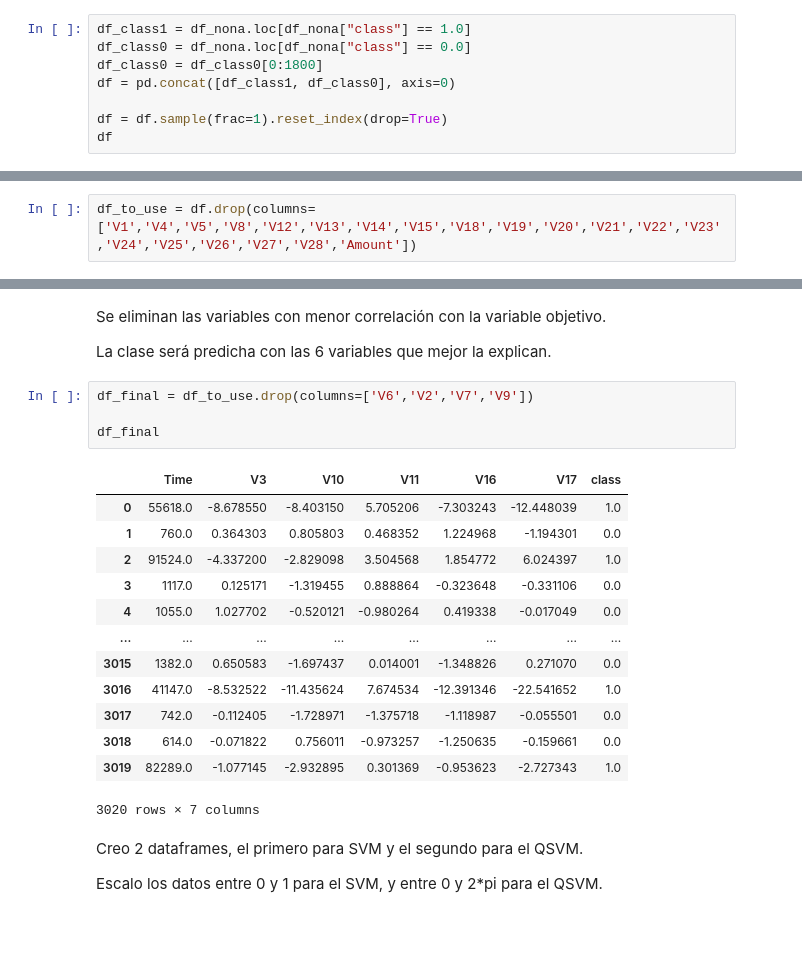
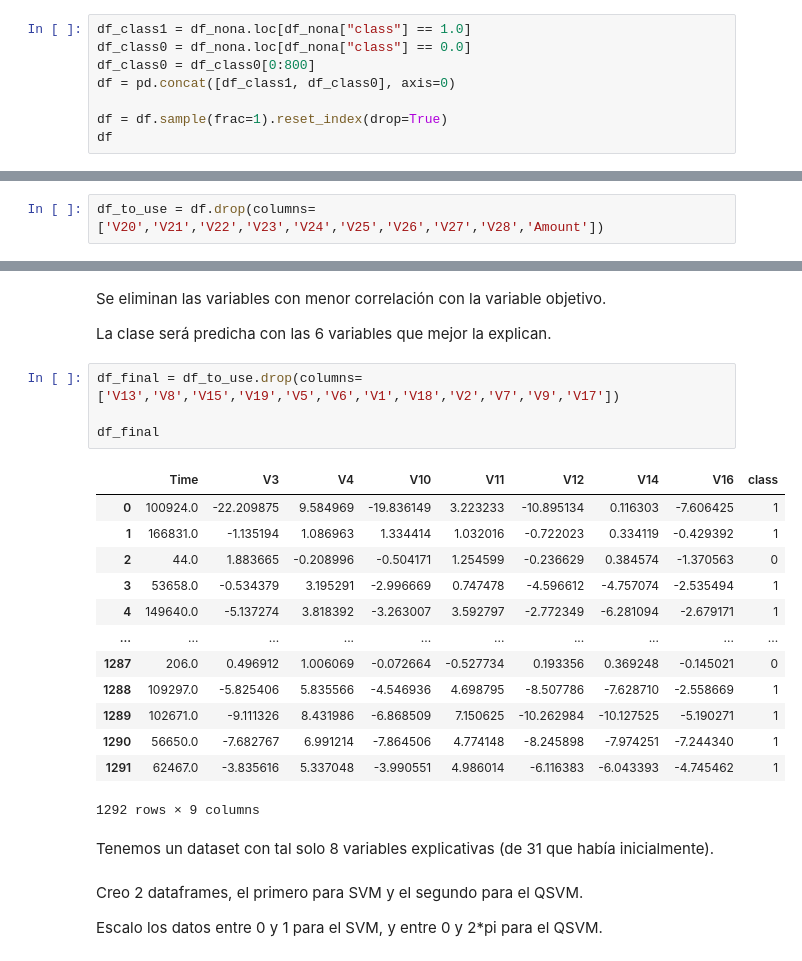
Before and after one commit to Ana-AlonsoCanizares/Quantum_computing4, a Jupyter notebook: SVM_classic_qc_Ana_Alonso.ipynb, the cells around one changed output, grey strips where cells are left out. Drawn from its saved outputs; the diff is of its cells as text; blank space fills up the shorter version.

```diff
--- a/SVM_classic_qc_Ana_Alonso.ipynb
+++ b/SVM_classic_qc_Ana_Alonso.ipynb
@@ -94,7 +76,7 @@ Mezclamos los registros para que no aparezcan las clases que son iguales todas s
 # %%
 df_class1 = df_nona.loc[df_nona["class"] == 1.0]
 df_class0 = df_nona.loc[df_nona["class"] == 0.0]
-df_class0 = df_class0[0:1800]
+df_class0 = df_class0[0:800]
 df = pd.concat([df_class1, df_class0], axis=0)
 
 df = df.sample(frac=1).reset_index(drop=True)
@@ -130,7 +112,7 @@ Observamos que las más correlacionadas son Time, V2, V3, V6, V7, V9, V10, V11,
 
 A continuación, elimino el resto de columnas.
 # %%
-df_to_use = df.drop(columns=['V1','V4','V5','V8','V12','V13','V14','V15','V18','V19','V20','V21','V22','V23','V24','V25','V26','V27','V28','Amount'])
+df_to_use = df.drop(columns=['V20','V21','V22','V23','V24','V25','V26','V27','V28','Amount'])
 # %%
 cor_mtx = df_to_use.corr()
 df_corr = pd.DataFrame(cor_mtx)
@@ -169,23 +164,25 @@ Se eliminan las variables con menor correlación con la variable objetivo.
 
 La clase será predicha con las 6 variables que mejor la explican.
 # %%
-df_final = df_to_use.drop(columns=['V6','V2','V7','V9'])
+df_final = df_to_use.drop(columns=['V13','V8','V15','V19','V5','V6','V1','V18','V2','V7','V9','V17'])
 
 df_final
 # %% [output]
-|  | Time | V3 | V10 | V11 | V16 | V17 | class |
-| 0 | 55618.0 | -8.678550 | -8.403150 | 5.705206 | -7.303243 | -12.448039 | 1.0 |
-| 1 | 760.0 | 0.364303 | 0.805803 | 0.468352 | 1.224968 | -1.194301 | 0.0 |
-| 2 | 91524.0 | -4.337200 | -2.829098 | 3.504568 | 1.854772 | 6.024397 | 1.0 |
-| 3 | 1117.0 | 0.125171 | -1.319455 | 0.888864 | -0.323648 | -0.331106 | 0.0 |
-| 4 | 1055.0 | 1.027702 | -0.520121 | -0.980264 | 0.419338 | -0.017049 | 0.0 |
-| ... | ... | ... | ... | ... | ... | ... | ... |
-| 3015 | 1382.0 | 0.650583 | -1.697437 | 0.014001 | -1.348826 | 0.271070 | 0.0 |
-| 3016 | 41147.0 | -8.532522 | -11.435624 | 7.674534 | -12.391346 | -22.541652 | 1.0 |
-| 3017 | 742.0 | -0.112405 | -1.728971 | -1.375718 | -1.118987 | -0.055501 | 0.0 |
-| 3018 | 614.0 | -0.071822 | 0.756011 | -0.973257 | -1.250635 | -0.159661 | 0.0 |
-| 3019 | 82289.0 | -1.077145 | -2.932895 | 0.301369 | -0.953623 | -2.727343 | 1.0 |
+|  | Time | V3 | V4 | V10 | V11 | V12 | V14 | V16 | class |
+| 0 | 100924.0 | -22.209875 | 9.584969 | -19.836149 | 3.223233 | -10.895134 | 0.116303 | -7.606425 | 1 |
+| 1 | 166831.0 | -1.135194 | 1.086963 | 1.334414 | 1.032016 | -0.722023 | 0.334119 | -0.429392 | 1 |
+| 2 | 44.0 | 1.883665 | -0.208996 | -0.504171 | 1.254599 | -0.236629 | 0.384574 | -1.370563 | 0 |
+| 3 | 53658.0 | -0.534379 | 3.195291 | -2.996669 | 0.747478 | -4.596612 | -4.757074 | -2.535494 | 1 |
+| 4 | 149640.0 | -5.137274 | 3.818392 | -3.263007 | 3.592797 | -2.772349 | -6.281094 | -2.679171 | 1 |
+| ... | ... | ... | ... | ... | ... | ... | ... | ... | ... |
+| 1287 | 206.0 | 0.496912 | 1.006069 | -0.072664 | -0.527734 | 0.193356 | 0.369248 | -0.145021 | 0 |
+| 1288 | 109297.0 | -5.825406 | 5.835566 | -4.546936 | 4.698795 | -8.507786 | -7.628710 | -2.558669 | 1 |
+| 1289 | 102671.0 | -9.111326 | 8.431986 | -6.868509 | 7.150625 | -10.262984 | -10.127525 | -5.190271 | 1 |
+| 1290 | 56650.0 | -7.682767 | 6.991214 | -7.864506 | 4.774148 | -8.245898 | -7.974251 | -7.244340 | 1 |
+| 1291 | 62467.0 | -3.835616 | 5.337048 | -3.990551 | 4.986014 | -6.116383 | -6.043393 | -4.745462 | 1 |
-3020 rows × 7 columns
+1292 rows × 9 columns
+# %% [markdown]
+Tenemos un dataset con tal solo 8 variables explicativas (de 31 que había inicialmente).
 # %% [markdown]
 Creo 2 dataframes, el primero para SVM y el segundo para el QSVM.
 
```
Also changed, not shown: parts of 49 cells of this notebook.
